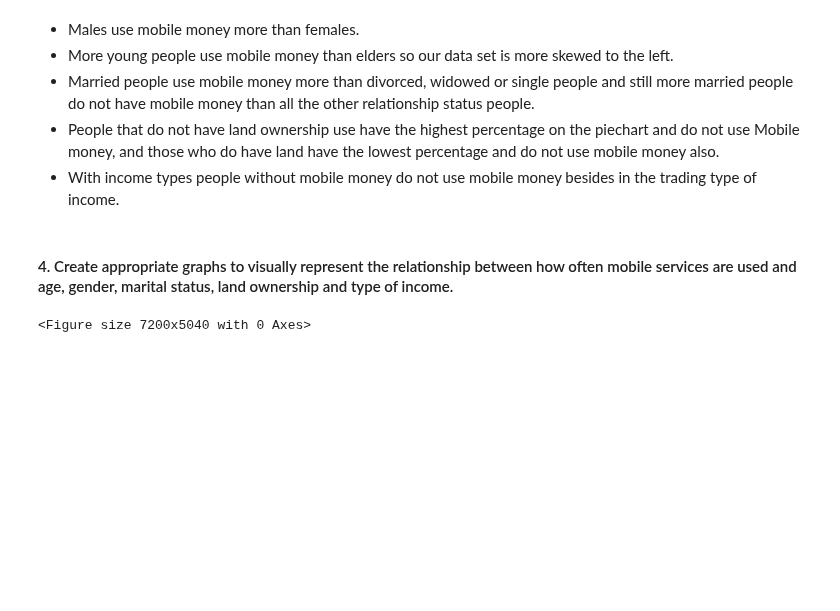
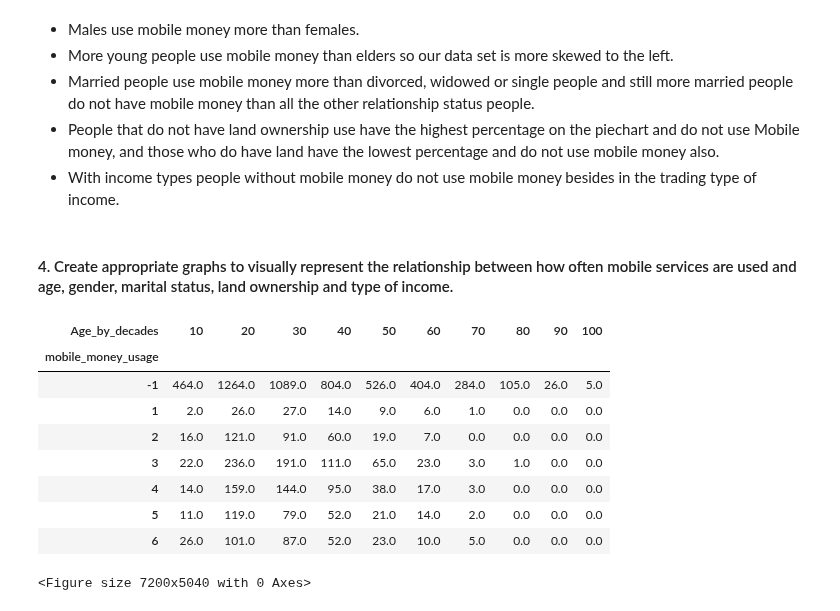
Before and after one commit to boitshepo97/tanzania-mobile-money, a Jupyter notebook: Financial Services Use In Tanzania.ipynb, the cells around one changed output. Drawn from its saved outputs; the diff is of its cells as text; code cells hidden in the pictures; blank space fills up the shorter version.

```diff
--- a/Financial Services Use In Tanzania.ipynb
+++ b/Financial Services Use In Tanzania.ipynb
@@ -261,4 +261,19 @@ plt.show()
 - With income types people without mobile money do not use 		mobile money besides in the trading type of income.
 # %% [markdown]
 #### 4. Create appropriate graphs to visually represent the relationship between how often mobile services are used and age, gender, marital status, land ownership and type of income.
+# %%
+# Comparing Mobile Money Usage with Age.
+age = mob_mon.groupby(['Age_by_decades', 'mobile_money_usage']).size().reset_index().pivot(columns='Age_by_decades', index='mobile_money_usage', values=0)
+age = age.replace(np.nan, 0)
+age
+# %% [output]
+| Age_by_decades | 10 | 20 | 30 | 40 | 50 | 60 | 70 | 80 | 90 | 100 |
+| mobile_money_usage |  |  |  |  |  |  |  |  |  |  |
+| -1 | 464.0 | 1264.0 | 1089.0 | 804.0 | 526.0 | 404.0 | 284.0 | 105.0 | 26.0 | 5.0 |
+| 1 | 2.0 | 26.0 | 27.0 | 14.0 | 9.0 | 6.0 | 1.0 | 0.0 | 0.0 | 0.0 |
+| 2 | 16.0 | 121.0 | 91.0 | 60.0 | 19.0 | 7.0 | 0.0 | 0.0 | 0.0 | 0.0 |
+| 3 | 22.0 | 236.0 | 191.0 | 111.0 | 65.0 | 23.0 | 3.0 | 1.0 | 0.0 | 0.0 |
+| 4 | 14.0 | 159.0 | 144.0 | 95.0 | 38.0 | 17.0 | 3.0 | 0.0 | 0.0 | 0.0 |
+| 5 | 11.0 | 119.0 | 79.0 | 52.0 | 21.0 | 14.0 | 2.0 | 0.0 | 0.0 | 0.0 |
+| 6 | 26.0 | 101.0 | 87.0 | 52.0 | 23.0 | 10.0 | 5.0 | 0.0 | 0.0 | 0.0 |
 # %%
```
Also changed, not shown: parts of 10 cells of this notebook.
